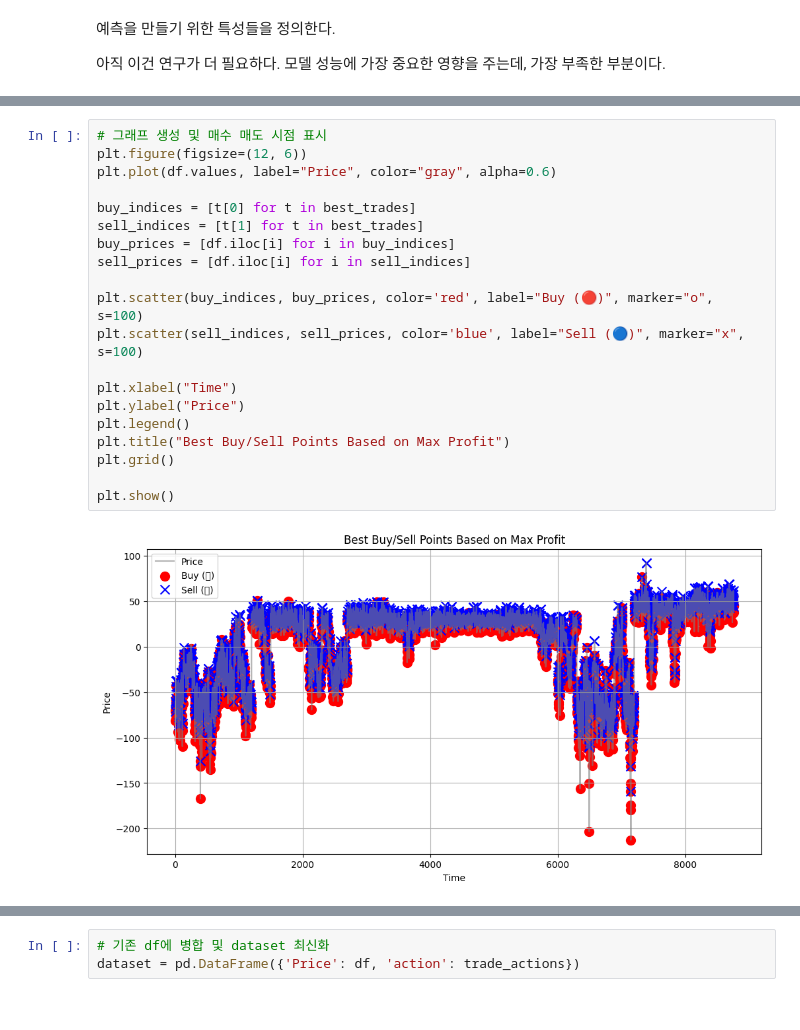
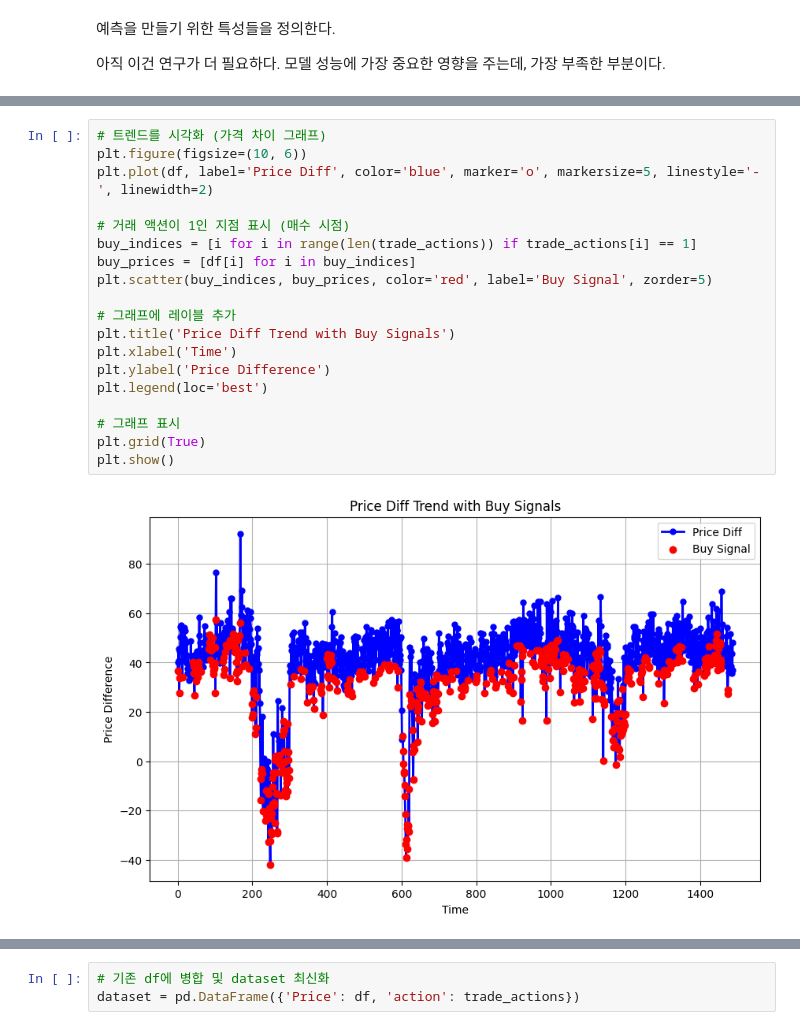
Before and after one commit to iplayz-art/KPReinforcedLearning, a Jupyter notebook: arbitrageSL.ipynb, the cells around one changed output, grey strips where cells are left out. Saved outputs shown, nothing was run; the diff lists cells and outputs as text.

```diff
--- a/arbitrageSL.ipynb
+++ b/arbitrageSL.ipynb
@@ -128,22 +139,21 @@ for buy_idx, sell_idx, _ in best_trades:
 # %%
-# 그래프 생성 및 매수 매도 시점 표시
-plt.figure(figsize=(12, 6))
-plt.plot(df.values, label="Price", color="gray", alpha=0.6)
+# 트렌드를 시각화 (가격 차이 그래프)
+plt.figure(figsize=(10, 6))
+plt.plot(df, label='Price Diff', color='blue', marker='o', markersize=5, linestyle='-', linewidth=2)
 
-buy_indices = [t[0] for t in best_trades]
-sell_indices = [t[1] for t in best_trades]
-buy_prices = [df.iloc[i] for i in buy_indices]
-sell_prices = [df.iloc[i] for i in sell_indices]
+# 거래 액션이 1인 지점 표시 (매수 시점)
+buy_indices = [i for i in range(len(trade_actions)) if trade_actions[i] == 1]
+buy_prices = [df[i] for i in buy_indices]
+plt.scatter(buy_indices, buy_prices, color='red', label='Buy Signal', zorder=5)
 
-plt.scatter(buy_indices, buy_prices, color='red', label="Buy (🔴)", marker="o", s=100)
-plt.scatter(sell_indices, sell_prices, color='blue', label="Sell (🔵)", marker="x", s=100)
+# 그래프에 레이블 추가
+plt.title('Price Diff Trend with Buy Signals')
+plt.xlabel('Time')
+plt.ylabel('Price Difference')
+plt.legend(loc='best')
 
-plt.xlabel("Time")
-plt.ylabel("Price")
-plt.legend()
-plt.title("Best Buy/Sell Points Based on Max Profit")
-plt.grid()
-
+# 그래프 표시
+plt.grid(True)
 plt.show()
 # %% [output]
-[figure, old version]
+[figure, new version]
```
Also changed, not shown: parts of 22 cells of this notebook.
